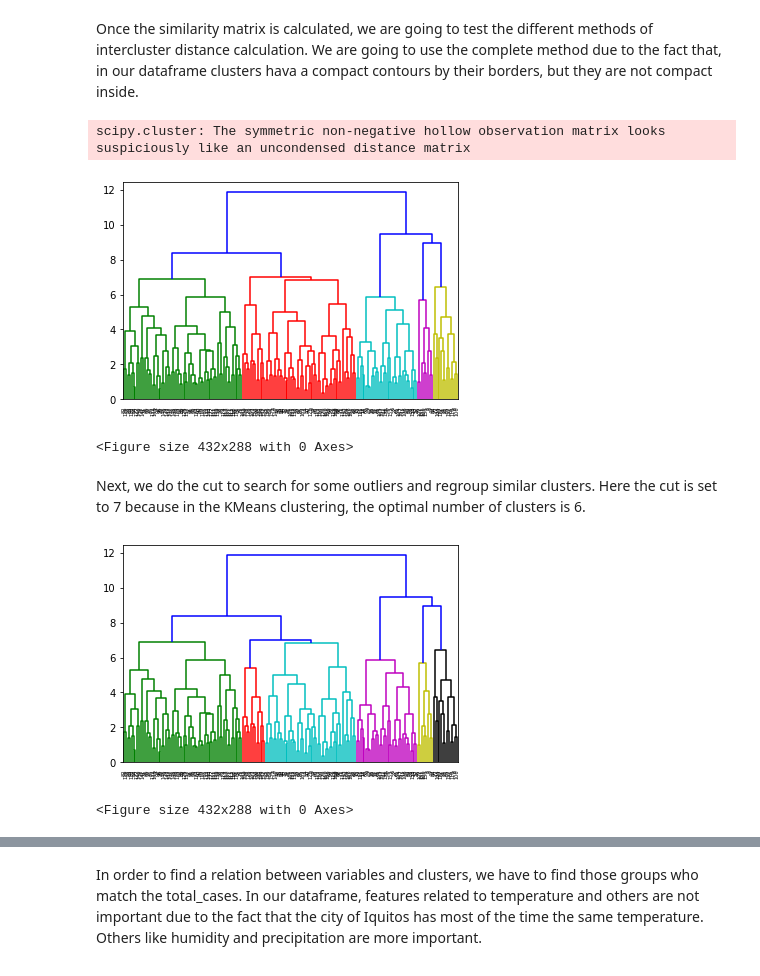
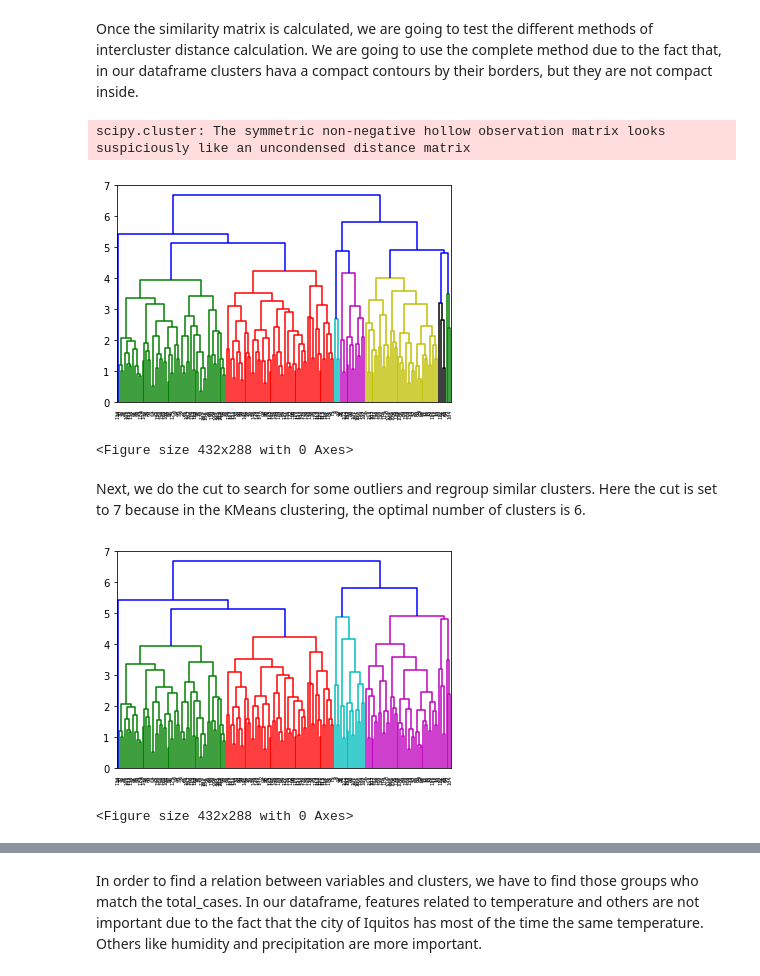
Before and after one commit to eduardez/Machine-Learning-ESI, a Jupyter notebook: ELM_Iquitos(00_03)L.ipynb, the cells around one changed output, grey strips where cells are left out. Cells and saved outputs as stored; diff of their text form; code cells hidden in the pictures.

```diff
--- a/ELM_Iquitos(00_03)L.ipynb
+++ b/ELM_Iquitos(00_03)L.ipynb
@@ -883,7 +883,7 @@ plot.show()
 Once the similarity matrix is calculated, we are going to test the different methods of intercluster distance calculation. We are going to use the complete method due to the fact that, in our dataframe clusters hava a compact contours by their borders, but they are not compact inside.
 # %%
 #@title Distance Method {run: "auto"}
-distance_method = 'complete' #@param ["single", "complete", "average", "weighted", "centroid", "median", "ward"] {allow-input: false}
+distance_method = 'average' #@param ["single", "complete", "average"] {allow-input: false}
 
 clusters = cluster.hierarchy.linkage(hier_matrix, method = distance_method)
 
@@ -893,18 +893,18 @@ f = plt.figure()
 plt.show()
 # %% [output]
 scipy.cluster: The symmetric non-negative hollow observation matrix looks suspiciously like an uncondensed distance matrix
-[figure, old version]
+[figure, new version]
 <Figure size 432x288 with 0 Axes>
 # %% [markdown]
 Next, we do the cut to search for some outliers and regroup similar clusters. Here the cut is set to 7 because in the KMeans clustering, the optimal number of clusters is 6.
 # %%
 #@title Cut {run: "auto"}
-cut  =  7#@param { type: "slider", min: 1, max: 20, step: 0.5}
+cut  =  5#@param { type: "slider", min: 1, max: 10, step: 0.5}
 
 cut_dend = cluster.hierarchy.dendrogram(clusters,  color_threshold=cut)
 
 f = plt.figure()
 plt.show()
 # %% [output]
-[figure, old version]
+[figure, new version]
 <Figure size 432x288 with 0 Axes>
```
Also changed, not shown: parts of 5 cells of this notebook.
